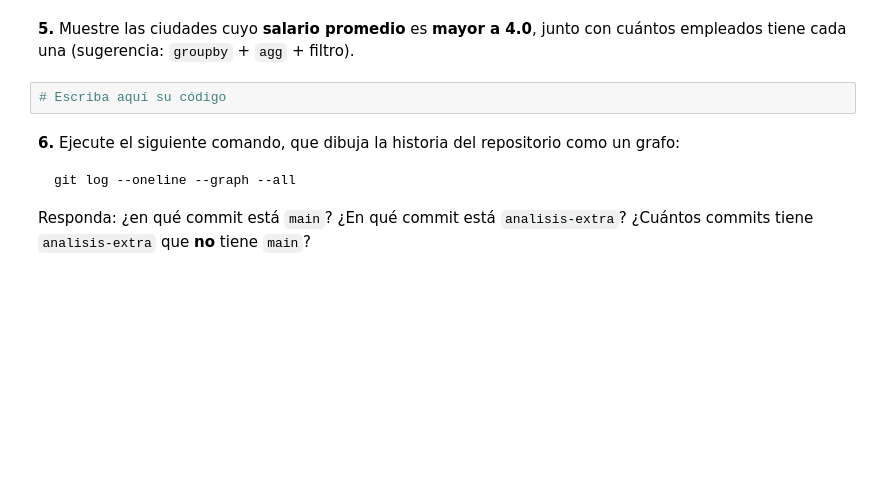
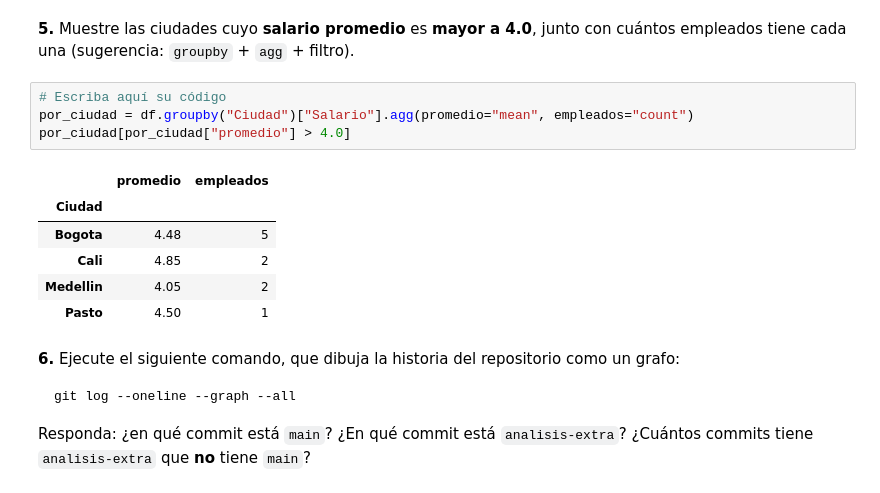
Before and after one commit to arleyfernandotorresgalindo/aprendiendo_git_hub, a Jupyter notebook: Taller_Preparcial_Seccion3_Pandas.ipynb, the cells around one changed output. Drawn from its saved outputs; the diff is of its cells as text; blank space fills up the shorter version.

Commit message:
Subseccion 4 - Punto 5: ciudades con salario promedio mayor a 4.0

```diff
--- a/Taller_Preparcial_Seccion3_Pandas.ipynb
+++ b/Taller_Preparcial_Seccion3_Pandas.ipynb
@@ -498,6 +498,15 @@ df.loc[df.groupby("Departamento")["AñosExperiencia"].idxmax(), ["Departamento",
 **5.** Muestre las ciudades cuyo **salario promedio** es **mayor a 4.0**, junto con cuántos empleados tiene cada una (sugerencia: `groupby` + `agg` + filtro).
 # %%
 # Escriba aquí su código
+por_ciudad = df.groupby("Ciudad")["Salario"].agg(promedio="mean", empleados="count")
+por_ciudad[por_ciudad["promedio"] > 4.0]
+# %% [output]
+|  | promedio | empleados |
+| Ciudad |  |  |
+| Bogota | 4.48 | 5 |
+| Cali | 4.85 | 2 |
+| Medellin | 4.05 | 2 |
+| Pasto | 4.50 | 1 |
 # %% [markdown]
 **6.** Ejecute el siguiente comando, que dibuja la historia del repositorio como un grafo:
 
```
